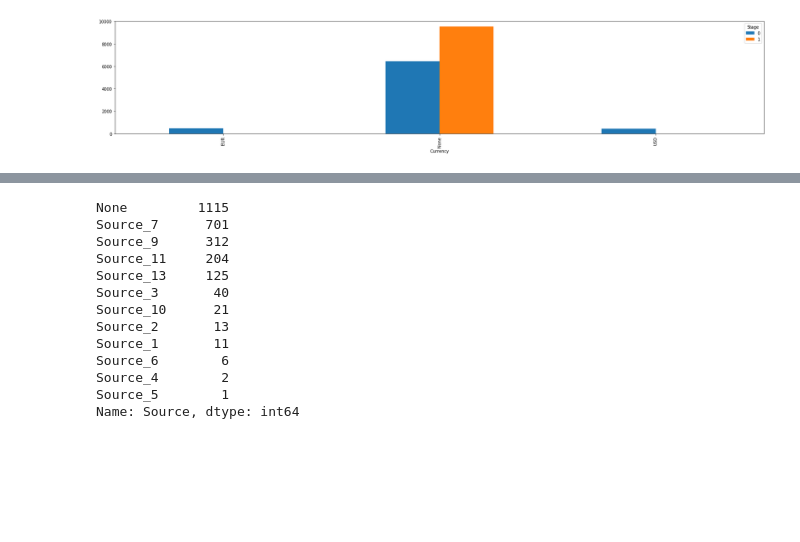
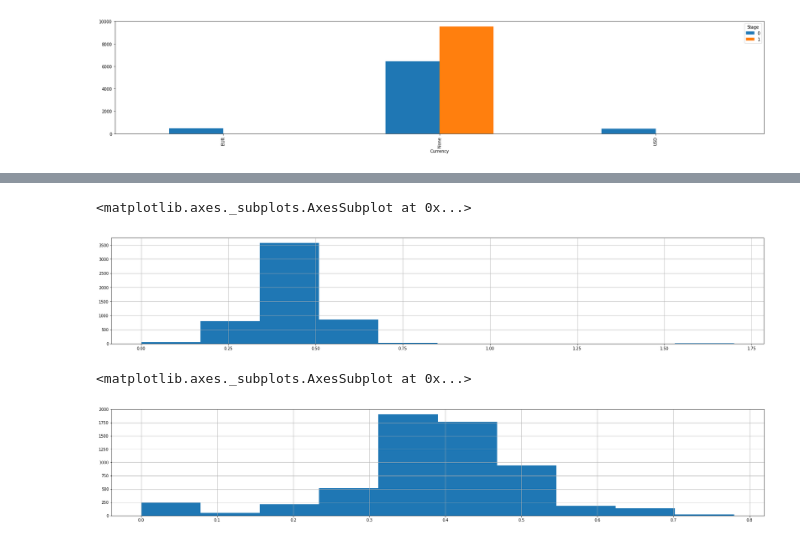
Before and after one commit to eugenusb/Alix2020, a Jupyter notebook: Auxiliar3.ipynb, the cells around one changed output, grey strips where cells are left out. Drawn from its saved outputs; the diff is of its cells as text; code cells hidden in the pictures; blank space fills up the shorter version.

```diff
--- a/Auxiliar3.ipynb
+++ b/Auxiliar3.ipynb
@@ -361,16 +338,10 @@ Name: Source, dtype: int64
-# %%
-validation.Source.value_counts()
-# %% [output]
-None         1115
-Source_7      701
-Source_9      312
-Source_11     204
-Source_13     125
-Source_3       40
-Source_10      21
-Source_2       13
-Source_1       11
-Source_6        6
-Source_4        2
-Source_5        1
-Name: Source, dtype: int64
+# %%
+df[(df.Stage == 0) & (df.ASP < 10)].ASP.hist()
+# %% [output]
+<matplotlib.axes._subplots.AxesSubplot at 0x...>
+[figure, added]
+# %%
+df[(df.Stage == 1) & (df.ASP < 10)].ASP.hist()
+# %% [output]
+<matplotlib.axes._subplots.AxesSubplot at 0x...>
+[figure, added]
```
Also changed, not shown: parts of 54 cells of this notebook, 14 other files.
